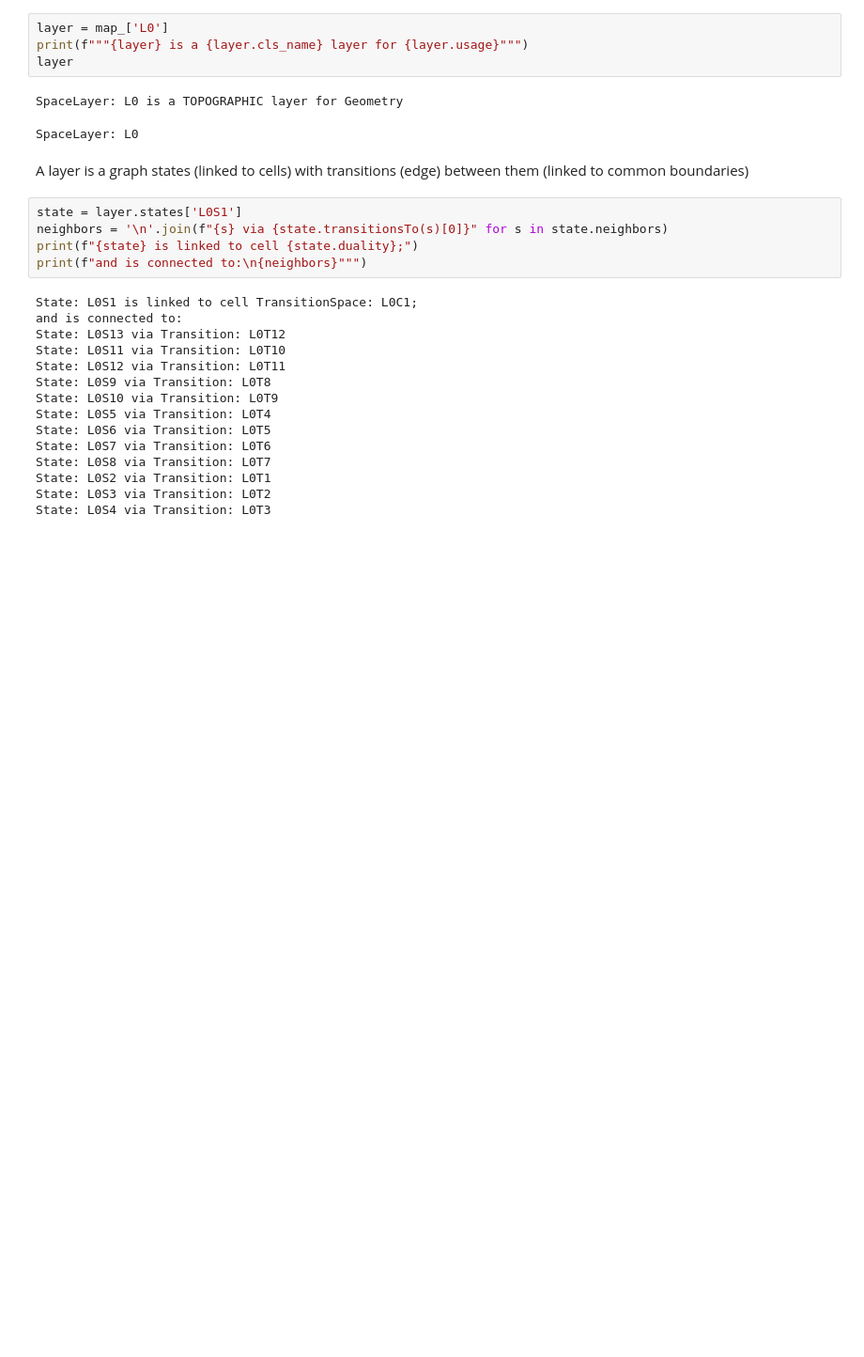
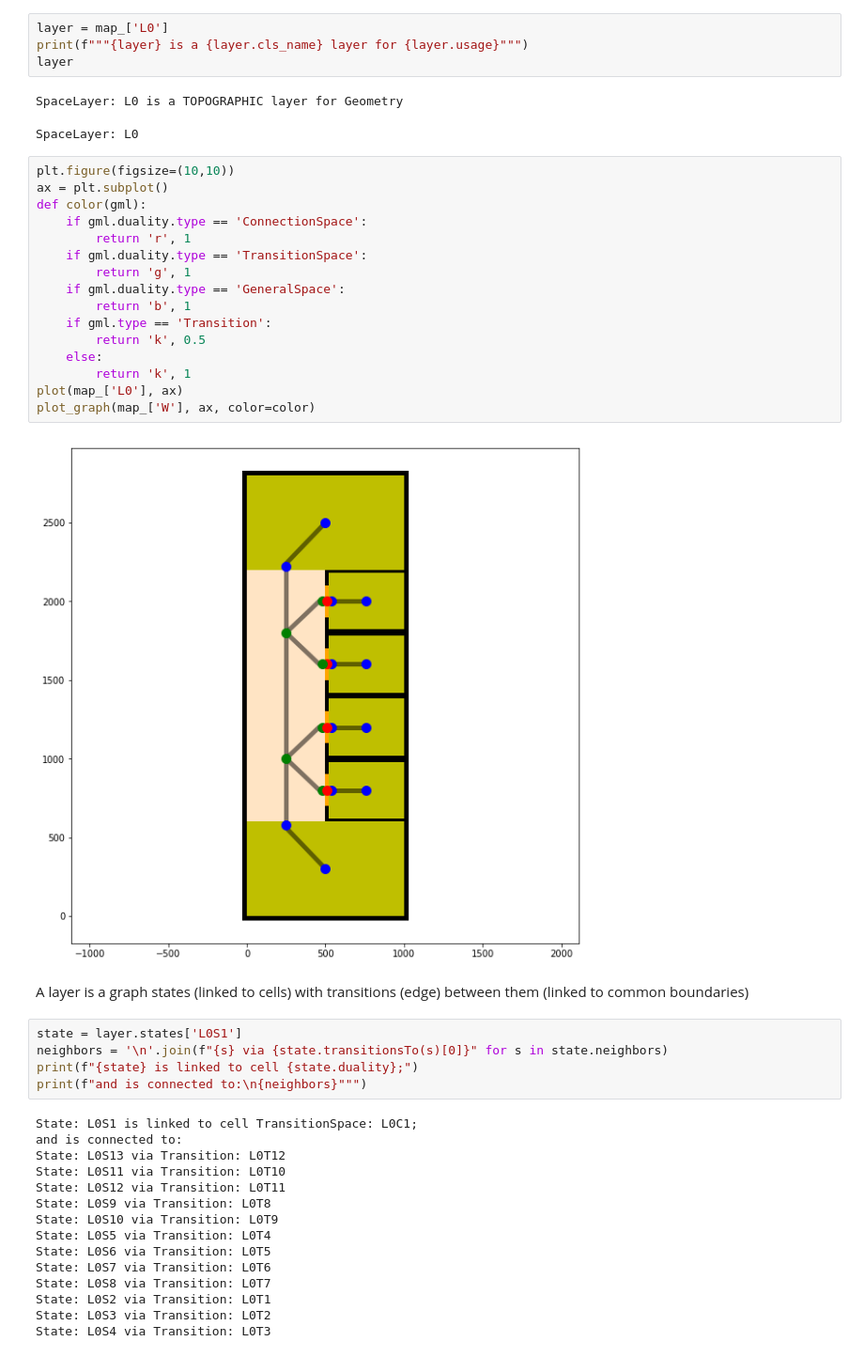
Before and after one commit to Gabry993/ri_planning, a Jupyter notebook: notebook/IndoorGML.ipynb, the cells around one changed output. Shown: that part at 94% size. Cells and saved outputs as stored; diff of their text form; blank space fills up the shorter version.

```diff
--- a/notebook/IndoorGML.ipynb
+++ b/notebook/IndoorGML.ipynb
@@ -35,6 +37,24 @@ layer
 # %% [output]
 SpaceLayer: L0 is a TOPOGRAPHIC layer for Geometry
 SpaceLayer: L0
+# %%
+plt.figure(figsize=(10,10))
+ax = plt.subplot()
+def color(gml):
+    if gml.duality.type == 'ConnectionSpace':
+        return 'r', 1
+    if gml.duality.type == 'TransitionSpace':
+        return 'g', 1
+    if gml.duality.type == 'GeneralSpace':
+        return 'b', 1
+    if gml.type == 'Transition':
+        return 'k', 0.5
+    else:
+        return 'k', 1
+plot(map_['L0'], ax)
+plot_graph(map_['W'], ax, color=color)
+# %% [output]
+[figure, added]
 # %% [markdown]
 A layer is a graph states (linked to cells) with transitions (edge) between them (linked to common boundaries)
 # %%
```
Also changed, not shown: parts of 7 cells of this notebook.
